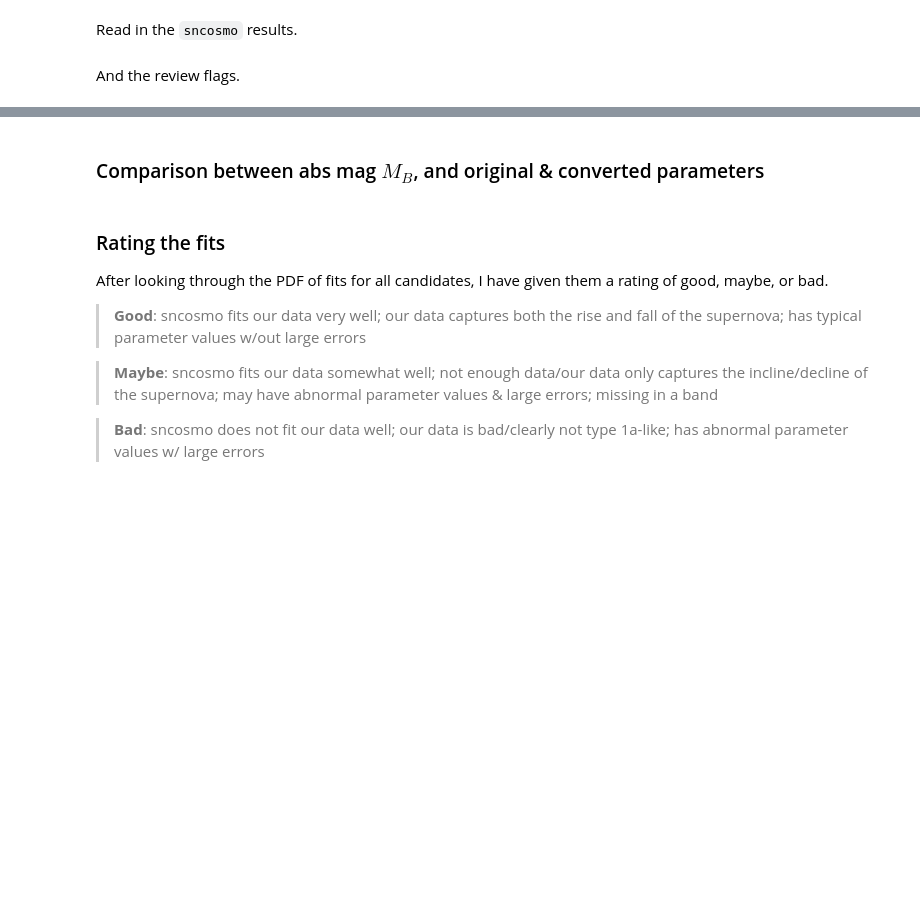
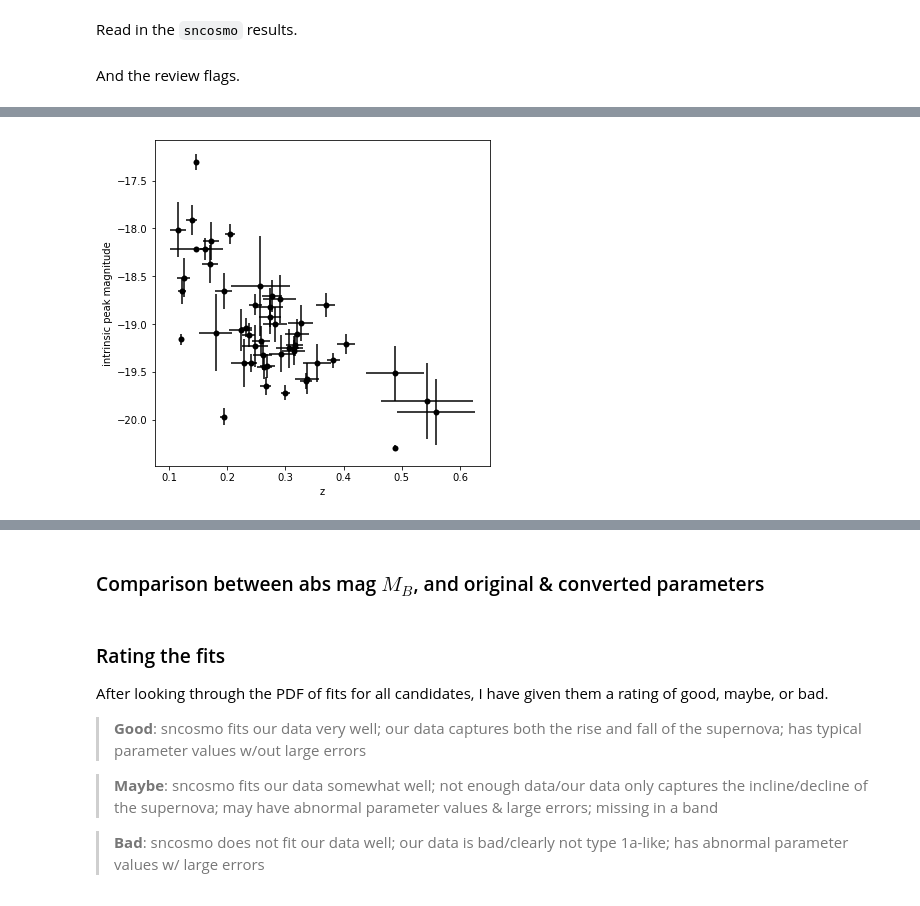
Before and after one commit to MelissaGraham/decam_ddf_tools, a Jupyter notebook: transients_science/SNIa/4_analyze_potential_snia_sncosmo.ipynb, the cells around one changed output, grey strips where cells are left out. Cells and saved outputs as stored; diff of their text form; code cells hidden in the pictures; blank space fills up the shorter version.

```diff
--- a/transients_science/SNIa/4_analyze_potential_snia_sncosmo.ipynb
+++ b/transients_science/SNIa/4_analyze_potential_snia_sncosmo.ipynb
@@ -204,0 +181,16 @@ plt.ylabel('mb');
+# %%
+fit_MB = np.zeros(len(fit_pmB), dtype='float')
+tx = np.where(fit_z > 0.0)[0]
+fit_MB[tx] = fit_pmB[tx] - (5. * np.log10(cosmo.luminosity_distance(fit_z[tx]).value) + 25.)
+del tx
+# %%
+fit_MBe = np.zeros(len(fit_MB), dtype='float')
+for c in range(len(fit_MB)):
+    if fit_z[c] > 0.0:
+        temp = np.random.normal(loc=fit_z[c], scale=fit_ze[c], size=10000)
+        temp2 = np.random.normal(loc=fit_pmB[c], scale=fit_pmfe[c], size=10000)
+        temp3 = temp2 - (5. * np.log10(cosmo.luminosity_distance(temp).value) + 25.)
+        fit_MBe[c] = np.std(temp3)
+        del temp, temp2, temp3
+    else:
+        fit_MBe[c] = -99.9
@@ -224,0 +298,10 @@ fig.show()
+# %%
+plt.figure(figsize=(6, 6))
+
+plt.errorbar(fit_z[tx], fit_MB[tx], fmt='o', xerr=fit_ze[tx], yerr=fit_MBe[tx], mew=0, color='black')
+
+plt.xlabel('z')
+plt.ylabel('intrinsic peak magnitude')
+plt.show()
+# %% [output]
+[figure, added]
```
Also changed, not shown: parts of 35 cells of this notebook, 5 other files.
